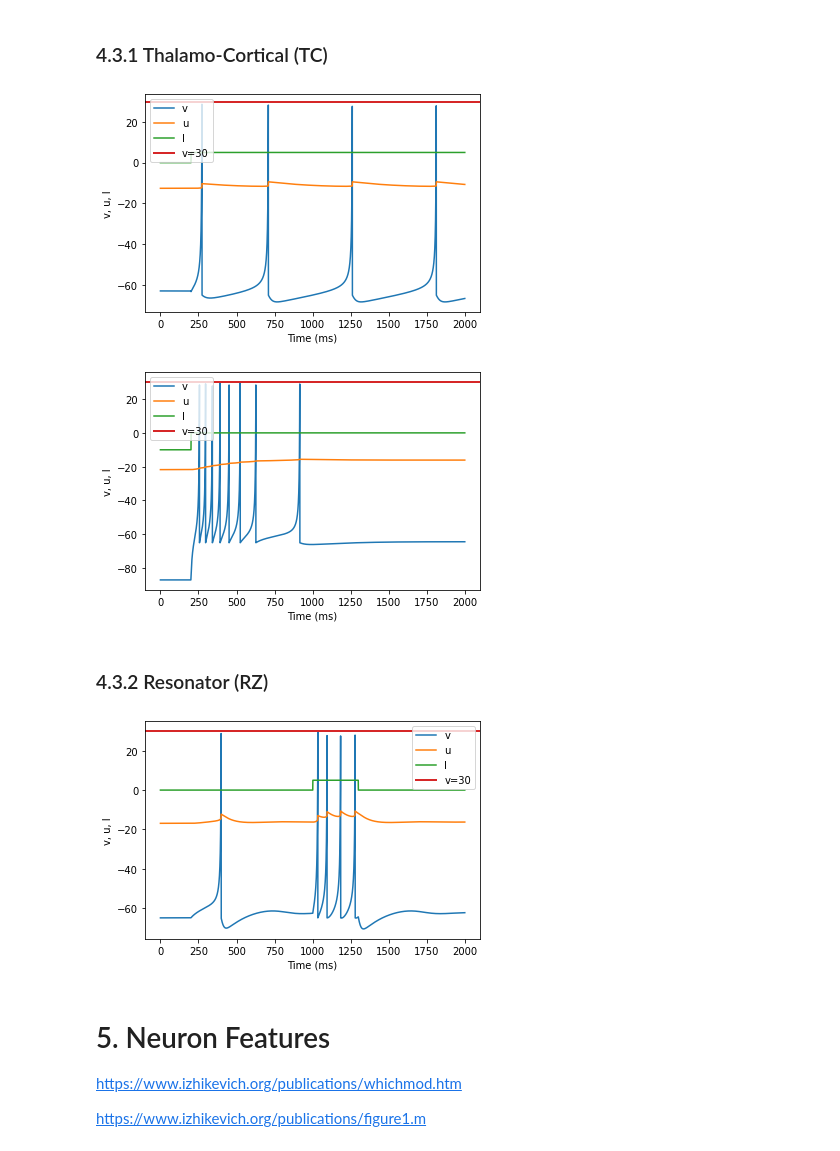
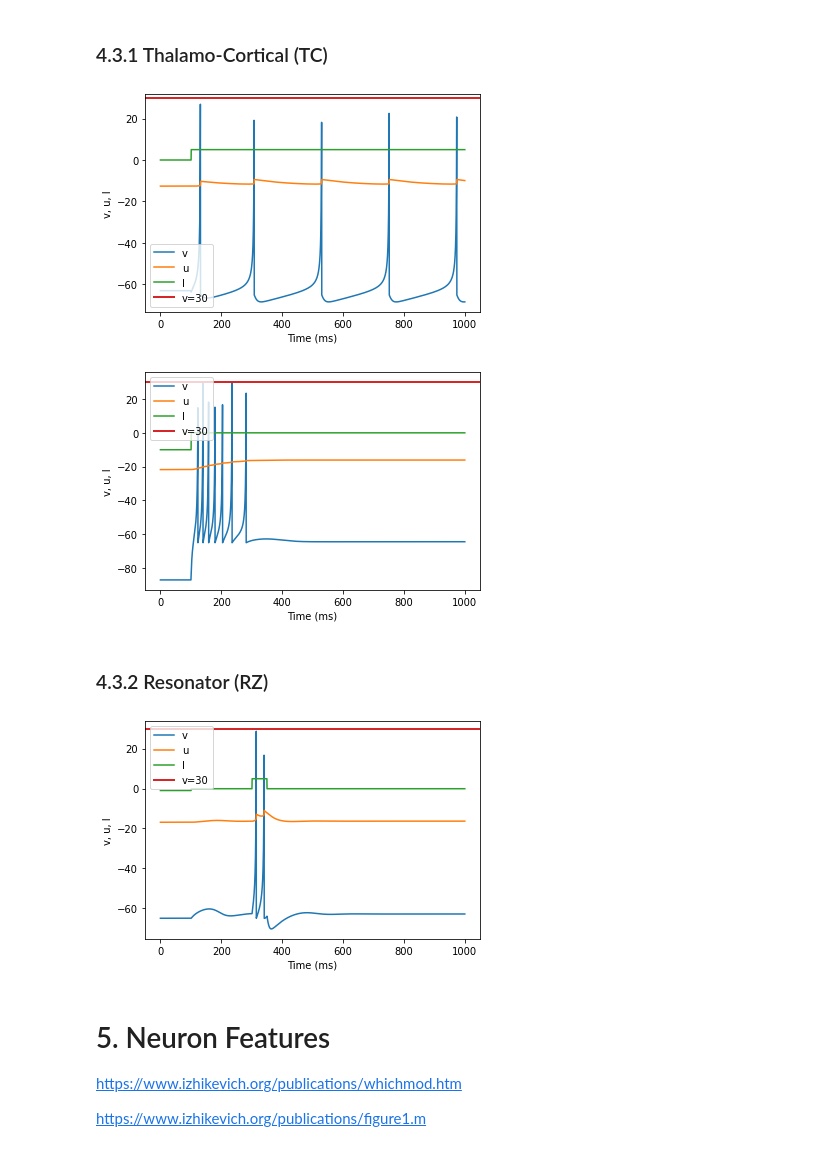
Before and after one commit to juletx/spiking-neural-network, a Jupyter notebook: notebooks/P44_Izhikevich_SNN_Model_NN_D2.ipynb, the cells around one changed output. Cells and saved outputs as stored; diff of their text form; code cells hidden in the pictures.

```diff
--- a/notebooks/P44_Izhikevich_SNN_Model_NN_D2.ipynb
+++ b/notebooks/P44_Izhikevich_SNN_Model_NN_D2.ipynb
@@ -33,16 +33,17 @@ https://www.izhikevich.org/publications/spikes.htm
 </figure>
 # %%
 # Define default values for the parameters
-def model(a=0.02, b=0.2, c=-65, d=2, fI='int(t>100*ms)*10', V=-65, tau=1/0.1, duration=2000):
+def model(a=0.02, b=0.2, c=-65, d=2, fI='int(t>100*ms)*10', V=-65, tau=0.25, duration=1000):
     # Parameters
-    tau = tau*ms
+    defaultclock.dt = tau*ms
+    tau = tau/ms
     duration = duration*ms
 
     # Simulation
     # Add int(t>duration/10) to make v and u constant at the start when I=0
     eqs = '''
-    dv/dt = int(t>duration/10)*(0.04*v**2+5*v+140-u+I)/tau : 1
-    du/dt = int(t>duration/10)*(a*(b*v-u))/tau : 1
+    dv/dt = int(t>duration/10)*tau*(0.04*v**2+5*v+140-u+I) : 1
+    du/dt = int(t>duration/10)*tau*a*(b*v-u) : 1
     I : 1
     '''
     # Create a NeuronGroup with one neuron using previous equations
@@ -144,20 +144,20 @@ These are not working as expected
 # %% [markdown]
 ### 4.3.1 Thalamo-Cortical (TC)
 # %%
-model(fI='int(t>200*ms)*5', V=-63)
+model(fI='int(t>100*ms)*5', V=-63)
 # %% [output]
-[figure, old version]
+[figure, new version]
 # %%
-model(b=0.25, d=0.05, fI='int(t<=200*ms)*-10', V=-87)
+model(b=0.25, d=0.05, fI='int(t<=100*ms)*-10', V=-87)
 # %% [output]
-[figure, old version]
+[figure, new version]
 # %% [markdown]
 ### 4.3.2 Resonator (RZ)
 # %%
 # The resonator is not working as intended
-model(a=0.1, b=0.26, fI='int(t>200*ms)*0.01 + int(t<=200*ms)*0 + int(t>1000*ms and t<1300*ms)*5')
+model(a=0.1, b=0.26, fI='int(t>100*ms)*-0.1 + int(t<=100*ms)*-1 + int(t>300*ms and t<350*ms)*5')
 # %% [output]
-[figure, old version]
+[figure, new version]
 # %% [markdown]
 # 5. Neuron Features
 https://www.izhikevich.org/publications/whichmod.htm
```
Also changed, not shown: parts of 53 cells of this notebook.
